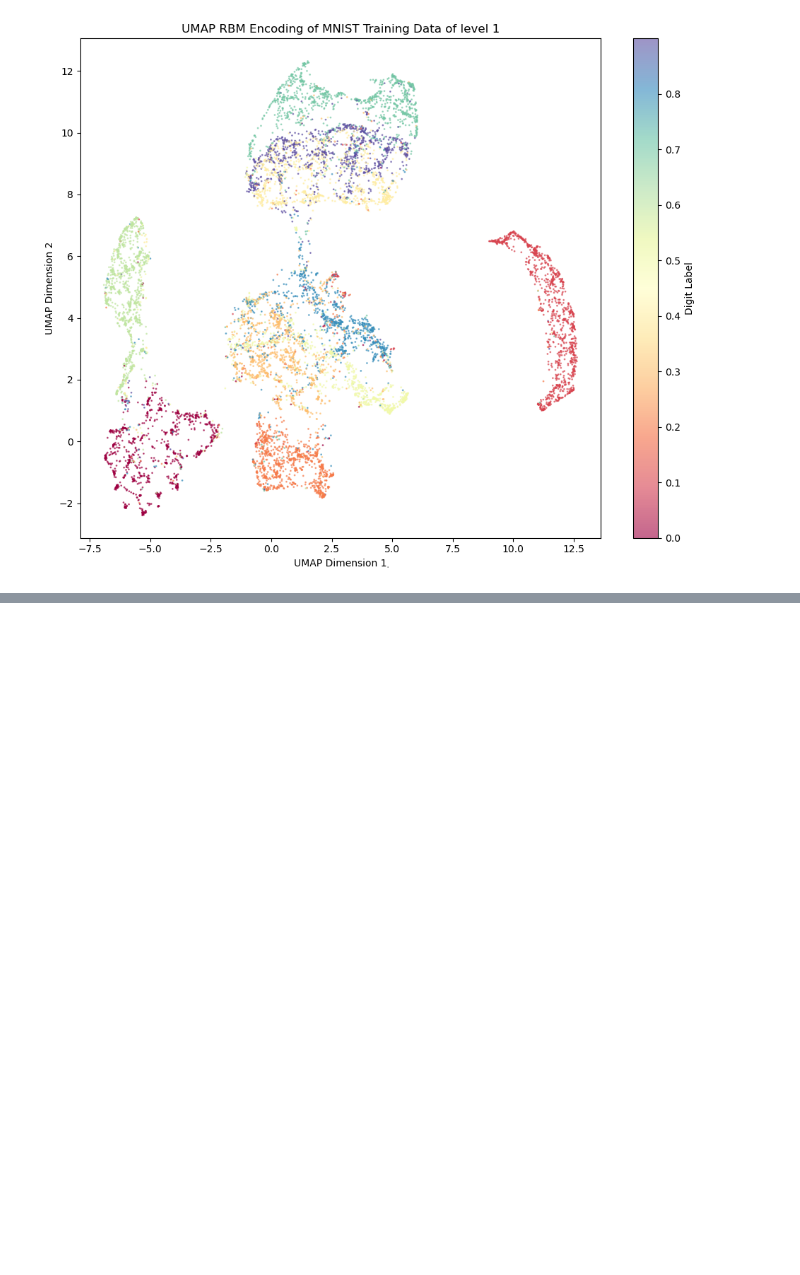
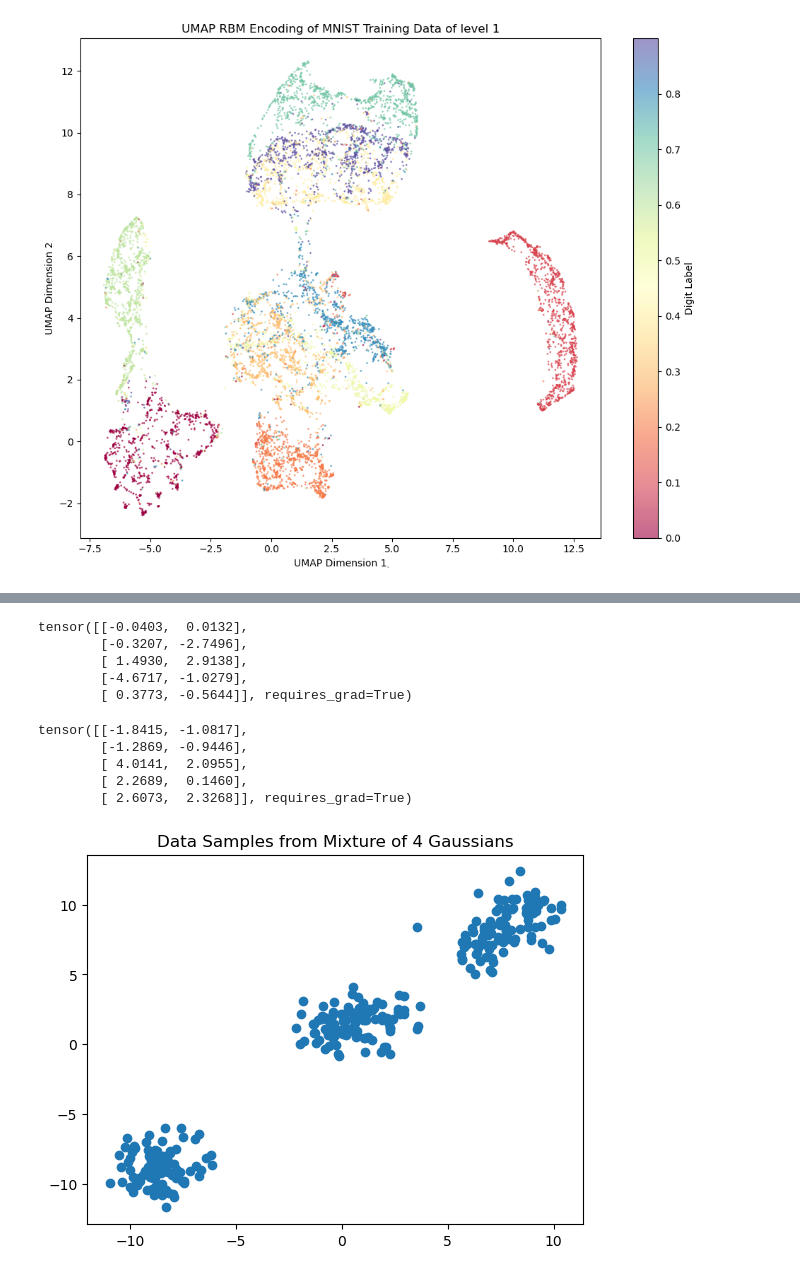
Before and after one commit to Zhennan-Wu/DrugRes, a Jupyter notebook: src/test_pyro.ipynb, the cells around one changed output, grey strips where cells are left out. Cells and saved outputs as stored; diff of their text form; code cells hidden in the pictures; blank space fills up the shorter version.

```diff
--- a/src/test_pyro.ipynb
+++ b/src/test_pyro.ipynb
@@ -51,0 +368,16 @@ visualize_data(latent_loader, 1, '.', True)
+# %%
+m_c
+# %% [output]
+tensor([[-0.0403,  0.0132],
+        [-0.3207, -2.7496],
+        [ 1.4930,  2.9138],
+        [-4.6717, -1.0279],
+        [ 0.3773, -0.5644]], requires_grad=True)
+# %%
+m_r
+# %% [output]
+tensor([[-1.8415, -1.0817],
+        [-1.2869, -0.9446],
+        [ 4.0141,  2.0955],
+        [ 2.2689,  0.1460],
+        [ 2.6073,  2.3268]], requires_grad=True)
@@ -51,0 +394,15 @@ visualize_data(latent_loader, 1, '.', True)
+# %%
+data = torch.cat((dist.MultivariateNormal(torch.tensor([8.5, 9.5]), torch.eye(2)).sample([50]),
+                  dist.MultivariateNormal(torch.tensor([7., 7.]), torch.eye(2)).sample([50]),
+                  dist.MultivariateNormal(torch.tensor([-9., -9.5]), torch.eye(2)).sample([50]),
+                  dist.MultivariateNormal(torch.tensor([-8.5, -8.]), torch.eye(2)).sample([50]),
+                  dist.MultivariateNormal(torch.tensor([1.5, 2]), torch.eye(2)).sample([50]),
+                  dist.MultivariateNormal(torch.tensor([-0.5, 1]), torch.eye(2)).sample([50])))
+
+plt.scatter(data[:, 0], data[:, 1])
+plt.title("Data Samples from Mixture of 4 Gaussians")
+plt.show()
+N = data.shape[0]
+label = torch.ones(N)
+# %% [output]
+[figure, added]
```
Also changed, not shown: parts of 17 cells of this notebook, 4 other files.
